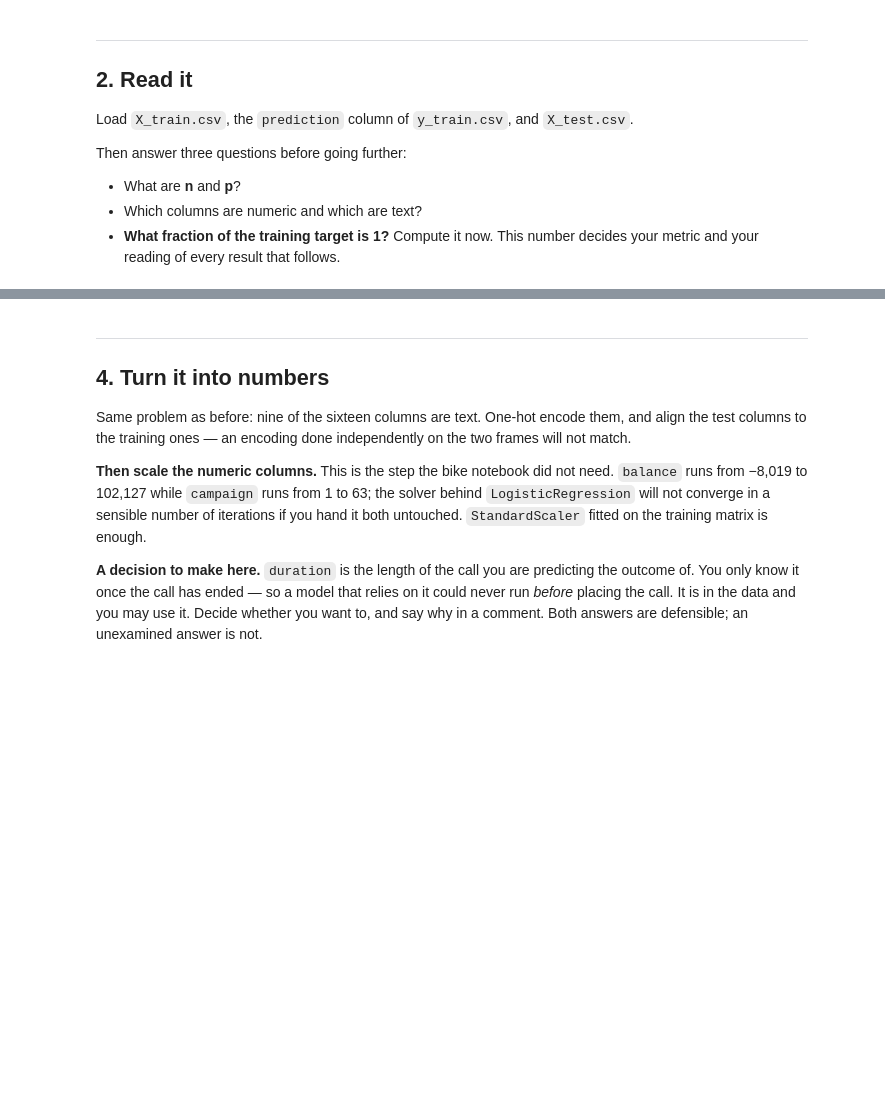
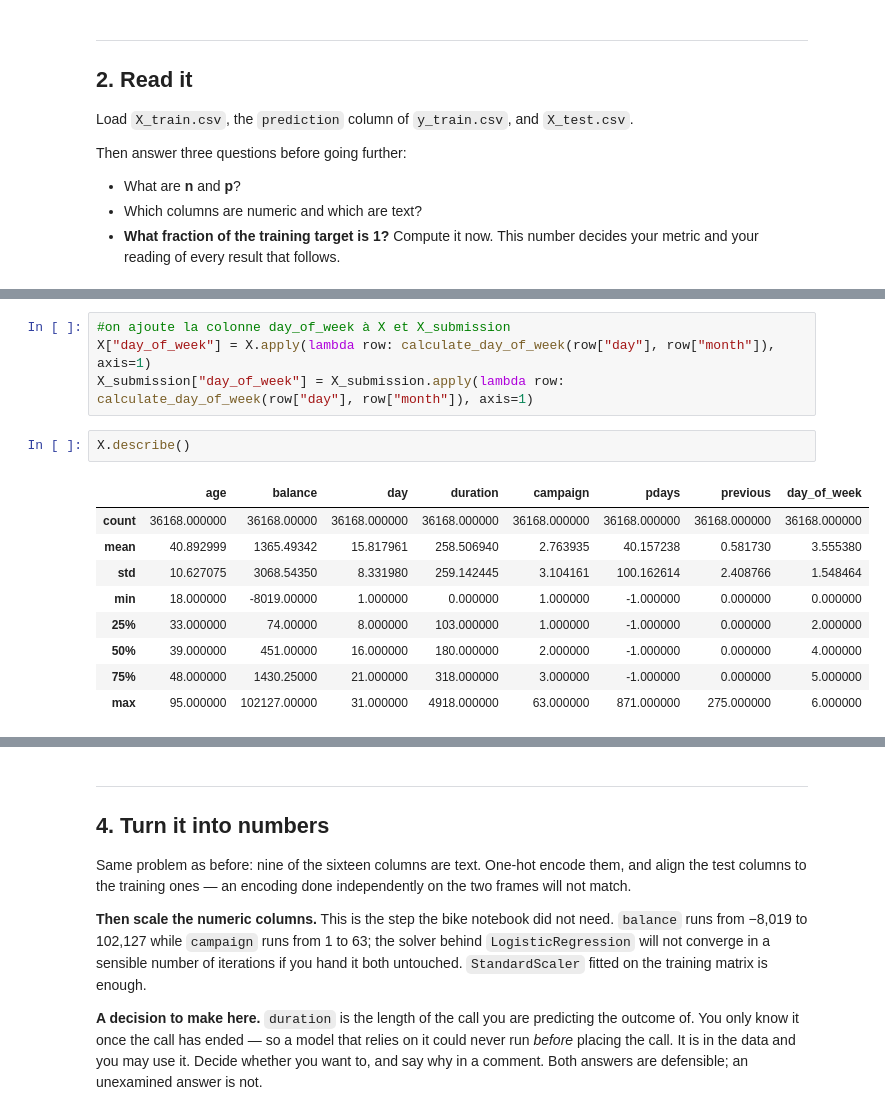
Before and after one commit to matleniz/python_deepL, a Jupyter notebook: seance3/aie_s3_bank_marketing.ipynb, the cells around one changed output, grey strips where cells are left out. Saved outputs shown, nothing was run; the diff lists cells and outputs as text; blank space fills up the shorter version.

```diff
--- a/seance3/aie_s3_bank_marketing.ipynb
+++ b/seance3/aie_s3_bank_marketing.ipynb
@@ -101,0 +89,16 @@ about it, and be able to say why.
+# %%
+#on ajoute la colonne day_of_week à X et X_submission
+X["day_of_week"] = X.apply(lambda row: calculate_day_of_week(row["day"], row["month"]), axis=1)
+X_submission["day_of_week"] = X_submission.apply(lambda row: calculate_day_of_week(row["day"], row["month"]), axis=1)
+# %%
+X.describe()
+# %% [output]
+|  | age | balance | day | duration | campaign | pdays | previous | day_of_week |
+| count | 36168.000000 | 36168.00000 | 36168.000000 | 36168.000000 | 36168.000000 | 36168.000000 | 36168.000000 | 36168.000000 |
+| mean | 40.892999 | 1365.49342 | 15.817961 | 258.506940 | 2.763935 | 40.157238 | 0.581730 | 3.555380 |
+| std | 10.627075 | 3068.54350 | 8.331980 | 259.142445 | 3.104161 | 100.162614 | 2.408766 | 1.548464 |
+| min | 18.000000 | -8019.00000 | 1.000000 | 0.000000 | 1.000000 | -1.000000 | 0.000000 | 0.000000 |
+| 25% | 33.000000 | 74.00000 | 8.000000 | 103.000000 | 1.000000 | -1.000000 | 0.000000 | 2.000000 |
+| 50% | 39.000000 | 451.00000 | 16.000000 | 180.000000 | 2.000000 | -1.000000 | 0.000000 | 4.000000 |
+| 75% | 48.000000 | 1430.25000 | 21.000000 | 318.000000 | 3.000000 | -1.000000 | 0.000000 | 5.000000 |
+| max | 95.000000 | 102127.00000 | 31.000000 | 4918.000000 | 63.000000 | 871.000000 | 275.000000 | 6.000000 |
```
Also changed, not shown: parts of 8 cells of this notebook, 7 other files.
